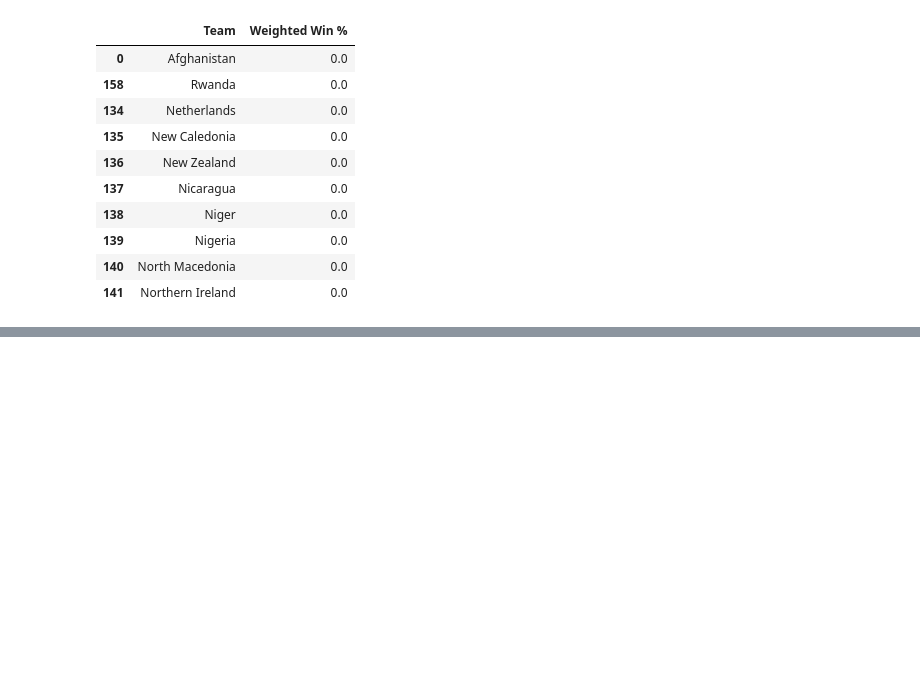
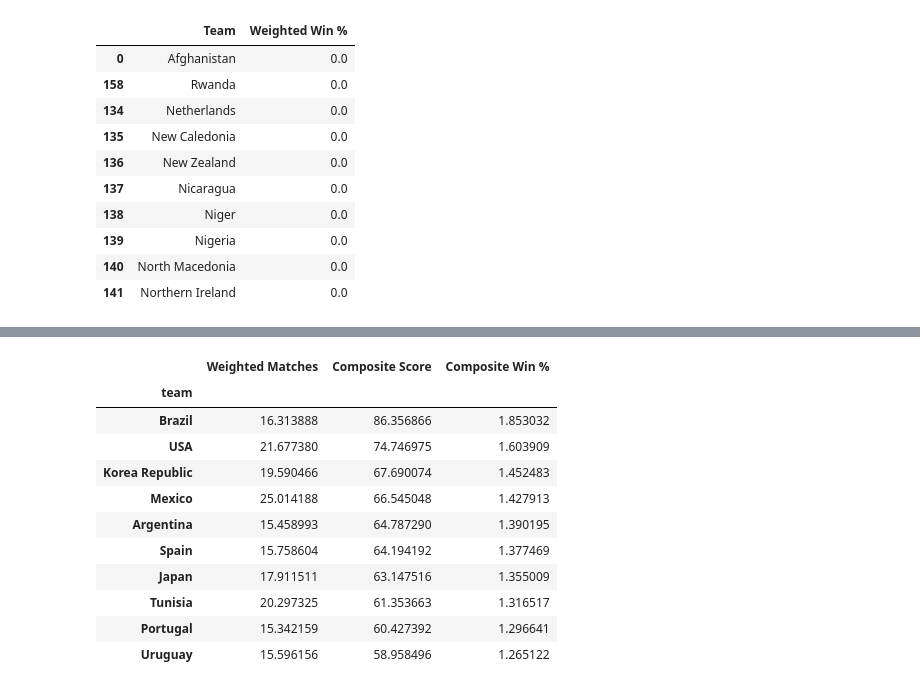
Before and after one commit to ZacharyHurt89/DataDivers_Group_Repo, a Jupyter notebook: mwr_workspace/start.ipynb, the cells around one changed output, grey strips where cells are left out. Saved outputs shown, nothing was run; the diff lists cells and outputs as text; code cells hidden in the pictures; blank space fills up the shorter version.

```diff
--- a/mwr_workspace/start.ipynb
+++ b/mwr_workspace/start.ipynb
@@ -640,0 +882,88 @@ weighted_win_df.head(10)
+# %%
+import pandas as pd
+import numpy as np
+
+# Ensure date and year are formatted
+world_cup_df['date'] = pd.to_datetime(world_cup_df['date'])
+world_cup_df['year'] = world_cup_df['date'].dt.year
+
+# Create home and away team records
+home = world_cup_df[['date', 'year', 'home_team', 'away_team', 'home_team_score', 'away_team_score',
+                     'home_team_fifa_rank', 'away_team_fifa_rank']].copy()
+home['team'] = home['home_team']
+home['opponent'] = home['away_team']
+home['goals_for'] = home['home_team_score']
+home['goals_against'] = home['away_team_score']
+home['fifa_rank'] = home['home_team_fifa_rank']
+home['opponent_rank'] = home['away_team_fifa_rank']
+home['result_score'] = home.apply(lambda row: 1 if row['goals_for'] > row['goals_against']
+                                  else 0.5 if row['goals_for'] == row['goals_against'] else 0, axis=1)
+
+away = world_cup_df[['date', 'year', 'home_team', 'away_team', 'home_team_score', 'away_team_score',
+                     'home_team_fifa_rank', 'away_team_fifa_rank']].copy()
+away['team'] = away['away_team']
+away['opponent'] = away['home_team']
+away['goals_for'] = away['away_team_score']
+away['goals_against'] = away['home_team_score']
+away['fifa_rank'] = away['away_team_fifa_rank']
+away['opponent_rank'] = away['home_team_fifa_rank']
+away['result_score'] = away.apply(lambda row: 1 if row['goals_for'] > row['goals_against']
+                                  else 0.5 if row['goals_for'] == row['goals_against'] else 0, axis=1)
+
+# Combine home and away into one match dataset
+team_matches = pd.concat([home, away], ignore_index=True)
+
+# Scoring weights
+decay_rate = 5
+latest_year = team_matches['year'].max()
+max_rank = team_matches['opponent_rank'].max()
+
+# Time decay factor
+team_matches['decay_weight'] = team_matches['year'].apply(
+    lambda y: max(0.01, 1 / (1 + decay_rate * (latest_year - y)))
+)
+
+# Rank factor (beats against better-ranked teams count more)
+team_matches['rank_score'] = 1 + ((max_rank - team_matches['opponent_rank']) / max_rank)
+
+# Score margin (only rewards wins; draws/losses = 1)
+team_matches['margin_score'] = (team_matches['goals_for'] - team_matches['goals_against']).clip(lower=0) + 1
+
+# Composite match score includes all matches
+team_matches['composite_score'] = (
+    team_matches['result_score'] *
+    team_matches['rank_score'] *
+    team_matches['margin_score'] *
+    team_matches['decay_weight']
+)
+
+# Group by team
+total_decay_weight = team_matches.groupby('team')['decay_weight'].sum()
+total_score = team_matches.groupby('team')['composite_score'].sum()
+
+# Final results
+results = pd.DataFrame({
+    'Weighted Matches': total_decay_weight,
+    'Composite Score': total_score
+})
+
+# Normalize Composite Win % so all countries sum to 100%
+total_score_sum = results['Composite Score'].sum()
+results['Composite Win %'] = (results['Composite Score'] / total_score_sum) * 100
+
+# Clean and sort
+results = results.fillna(0).sort_values('Composite Win %', ascending=False)
+results.head(10)
+# %% [output]
+|  | Weighted Matches | Composite Score | Composite Win % |
+| team |  |  |  |
+| Brazil | 16.313888 | 86.356866 | 1.853032 |
+| USA | 21.677380 | 74.746975 | 1.603909 |
+| Korea Republic | 19.590466 | 67.690074 | 1.452483 |
+| Mexico | 25.014188 | 66.545048 | 1.427913 |
+| Argentina | 15.458993 | 64.787290 | 1.390195 |
+| Spain | 15.758604 | 64.194192 | 1.377469 |
+| Japan | 17.911511 | 63.147516 | 1.355009 |
+| Tunisia | 20.297325 | 61.353663 | 1.316517 |
+| Portugal | 15.342159 | 60.427392 | 1.296641 |
+| Uruguay | 15.596156 | 58.958496 | 1.265122 |
```
Also changed, not shown: parts of 3 cells of this notebook.
